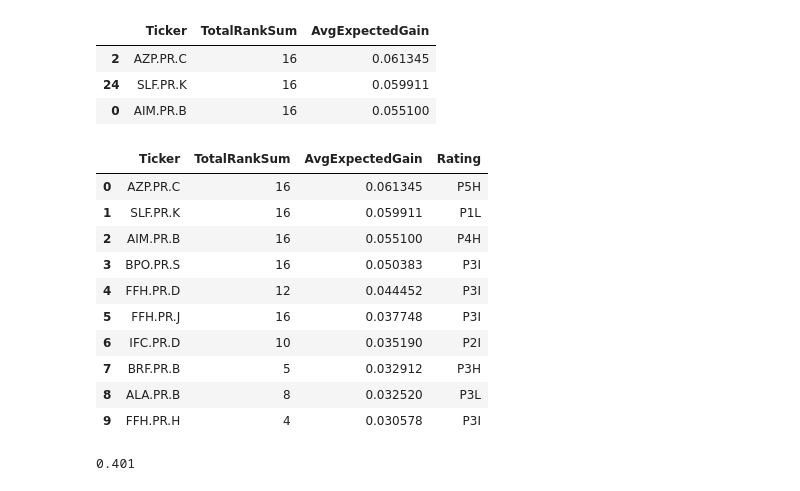
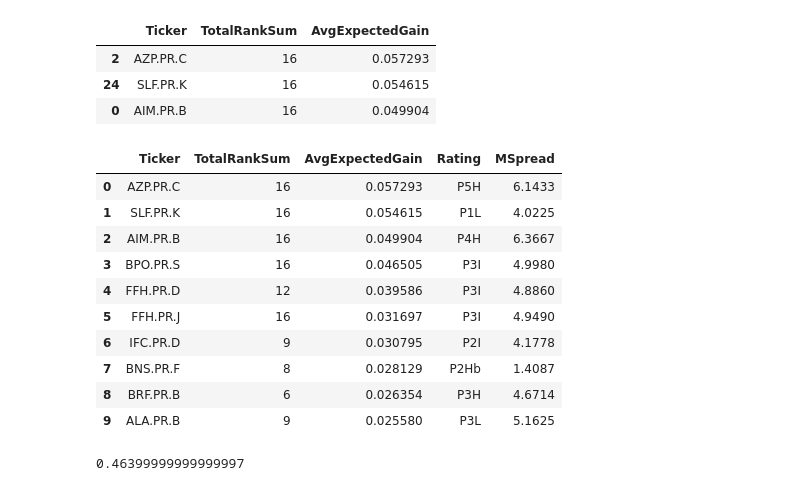
Before and after one commit to mishaba/canprefs, a Jupyter notebook: Prefhack.ipynb, the cells around one changed output. Saved outputs shown, nothing was run; the diff lists cells and outputs as text; code cells hidden in the pictures.

```diff
--- a/Prefhack.ipynb
+++ b/Prefhack.ipynb
@@ -40,10 +40,10 @@ SPREAD_DELTAS = [ 0.2, 0, -0.1, -.3]
 # define 4 scenarios, with corresponding probabilities and names.
 # Name: {tbillrate, number of years, probability}
 TBILL_SCN = {
-    "Constant" :  (1.66, 1, 0.15),
-    "SlightDrop": (1.40, 1, 0.45),
-    "BigDrop":    (1.10, 1, 0.25) ,
-    "Panic":      (0.70, 1, 0.15)}
+    "Constant" :  (1.66, 1, 0.10),
+    "SlightDrop": (1.40, 1, 0.40),
+    "BigDrop":    (1.10, 1, 0.30) ,
+    "Panic":      (0.70, 1, 0.20)}
 
 
 foo = create_tbill_scenarios_per_market_spreads(tprefs, TBILL_SCN, SPREAD_DELTAS)
@@ -59,24 +59,24 @@ ranked = do_the_ranking(foo,TBILL_SCN,10)
 ranked.head(3)
 # %% [output]
 |  | Ticker | TotalRankSum | AvgExpectedGain |
-| 2 | AZP.PR.C | 16 | 0.061345 |
-| 24 | SLF.PR.K | 16 | 0.059911 |
-| 0 | AIM.PR.B | 16 | 0.055100 |
+| 2 | AZP.PR.C | 16 | 0.057293 |
+| 24 | SLF.PR.K | 16 | 0.054615 |
+| 0 | AIM.PR.B | 16 | 0.049904 |
 # %%
-ranked = ranked.merge(floats[['Ticker','Rating']],how='inner',on='Ticker')
+ranked = ranked.merge(floats[['Ticker','Rating','MSpread']],how='inner',on='Ticker')
 ranked.head(10)
 # %% [output]
-|  | Ticker | TotalRankSum | AvgExpectedGain | Rating |
-| 0 | AZP.PR.C | 16 | 0.061345 | P5H |
-| 1 | SLF.PR.K | 16 | 0.059911 | P1L |
-| 2 | AIM.PR.B | 16 | 0.055100 | P4H |
-| 3 | BPO.PR.S | 16 | 0.050383 | P3I |
-| 4 | FFH.PR.D | 12 | 0.044452 | P3I |
-| 5 | FFH.PR.J | 16 | 0.037748 | P3I |
-| 6 | IFC.PR.D | 10 | 0.035190 | P2I |
-| 7 | BRF.PR.B | 5 | 0.032912 | P3H |
-| 8 | ALA.PR.B | 8 | 0.032520 | P3L |
-| 9 | FFH.PR.H | 4 | 0.030578 | P3I |
+|  | Ticker | TotalRankSum | AvgExpectedGain | Rating | MSpread |
+| 0 | AZP.PR.C | 16 | 0.057293 | P5H | 6.1433 |
+| 1 | SLF.PR.K | 16 | 0.054615 | P1L | 4.0225 |
+| 2 | AIM.PR.B | 16 | 0.049904 | P4H | 6.3667 |
+| 3 | BPO.PR.S | 16 | 0.046505 | P3I | 4.9980 |
+| 4 | FFH.PR.D | 12 | 0.039586 | P3I | 4.8860 |
+| 5 | FFH.PR.J | 16 | 0.031697 | P3I | 4.9490 |
+| 6 | IFC.PR.D | 9 | 0.030795 | P2I | 4.1778 |
+| 7 | BNS.PR.F | 8 | 0.028129 | P2Hb | 1.4087 |
+| 8 | BRF.PR.B | 6 | 0.026354 | P3H | 4.6714 |
+| 9 | ALA.PR.B | 9 | 0.025580 | P3L | 5.1625 |
 # %%
 # Now, for hedging. For each security, it needs to make a 5% hurdle.
 # So for example, if IFC.PR.D is only expected to make 3.5%, then it needs a 1.5% hedge gain to compensate.
@@ -95,7 +95,7 @@ expected_drop
 
 # but actually, should we reduce the amount of net hedges based on shares that exceed the hurdle?
 # %% [output]
-0.401
+0.46399999999999997
 # %%
 GAIN_HURDLE=0.05
 ranked['GainToHedgePercent'] = [max(GAIN_HURDLE-x,0)*100 for x in ranked['AvgExpectedGain']]
```
Also changed, not shown: parts of 2 cells of this notebook, 4 other files.
